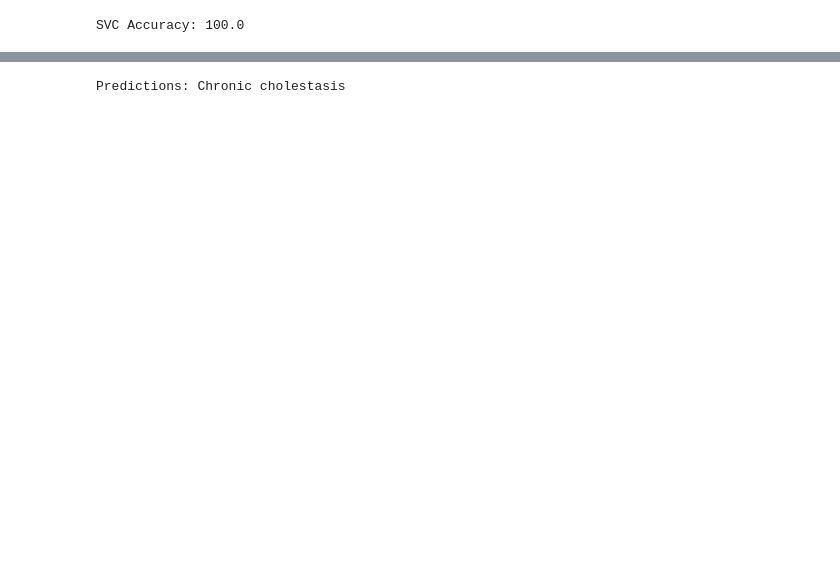
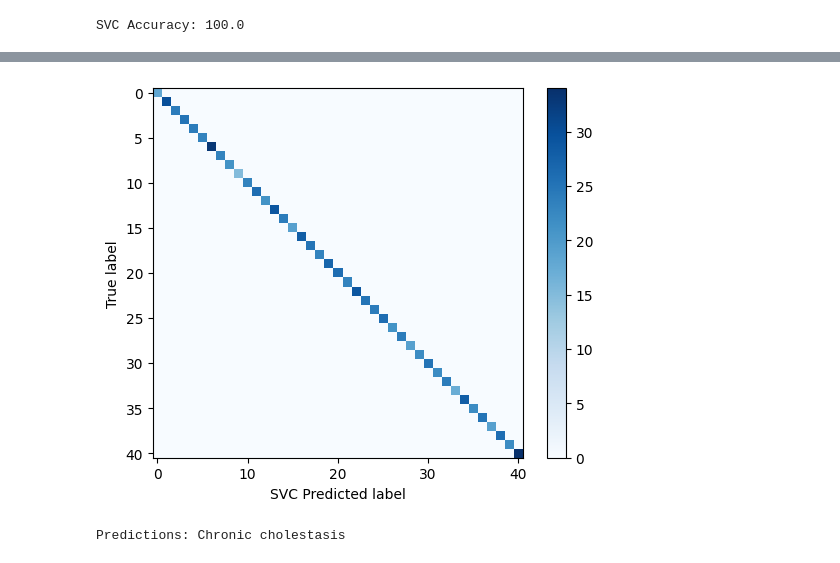
Before and after one commit to pooranjoyb/health-bridge, a Jupyter notebook: health-bridge/models/train/model.ipynb, the cells around one changed output, grey strips where cells are left out. Saved outputs shown, nothing was run; the diff lists cells and outputs as text; code cells hidden in the pictures; blank space fills up the shorter version.

```diff
--- a/health-bridge/models/train/model.ipynb
+++ b/health-bridge/models/train/model.ipynb
@@ -85,3 +117,14 @@ SVC Accuracy: 100.0
+# %%
+from sklearn.metrics import confusion_matrix
+import matplotlib.pyplot as plt
+cm = confusion_matrix(y_test, y_pred)
+plt.imshow(cm, cmap=plt.cm.Blues)
+plt.colorbar()
+plt.xlabel('SVC Predicted label')
+plt.ylabel('True label')
+plt.show()
+# %% [output]
+[figure, added]
 # %%
 decoded_final = {15: "Fungal Infection",4:"Allergy",16:"GERD",9:"Chronic cholestasis",14:'Drug Reaction'
 ,33:'Peptic ulcer diseae'
```
Also changed, not shown: parts of 7 cells of this notebook.
